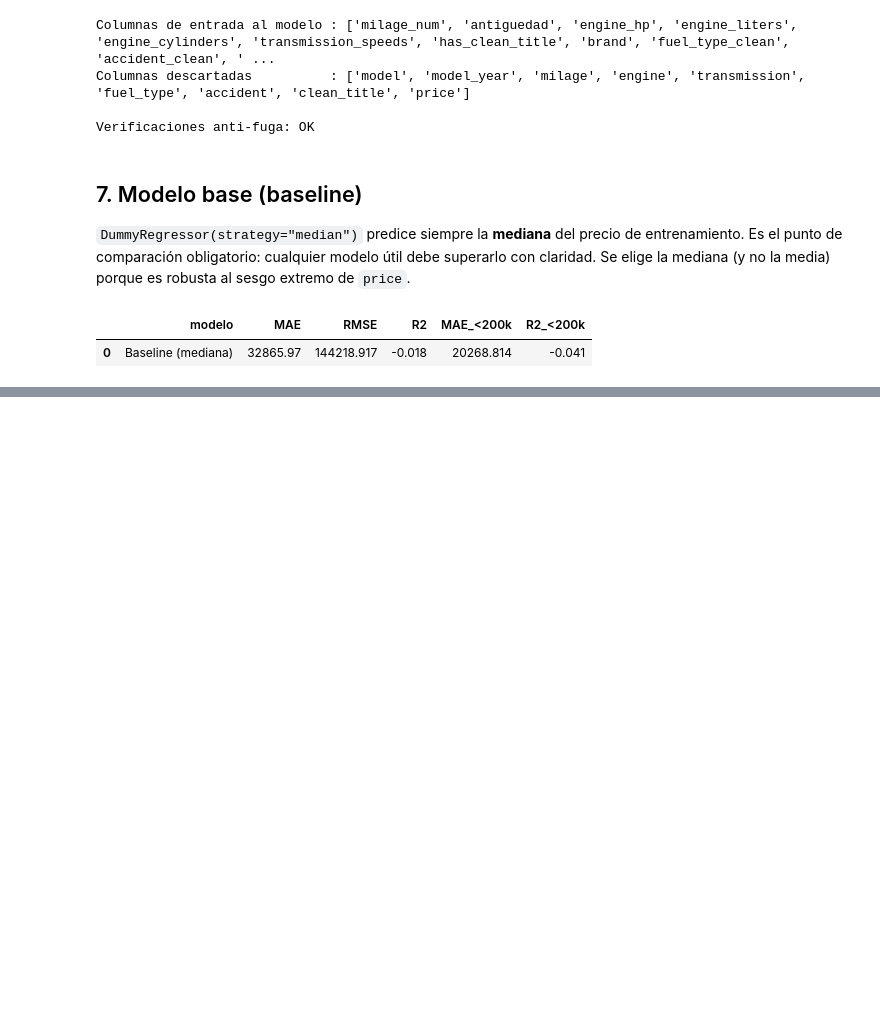
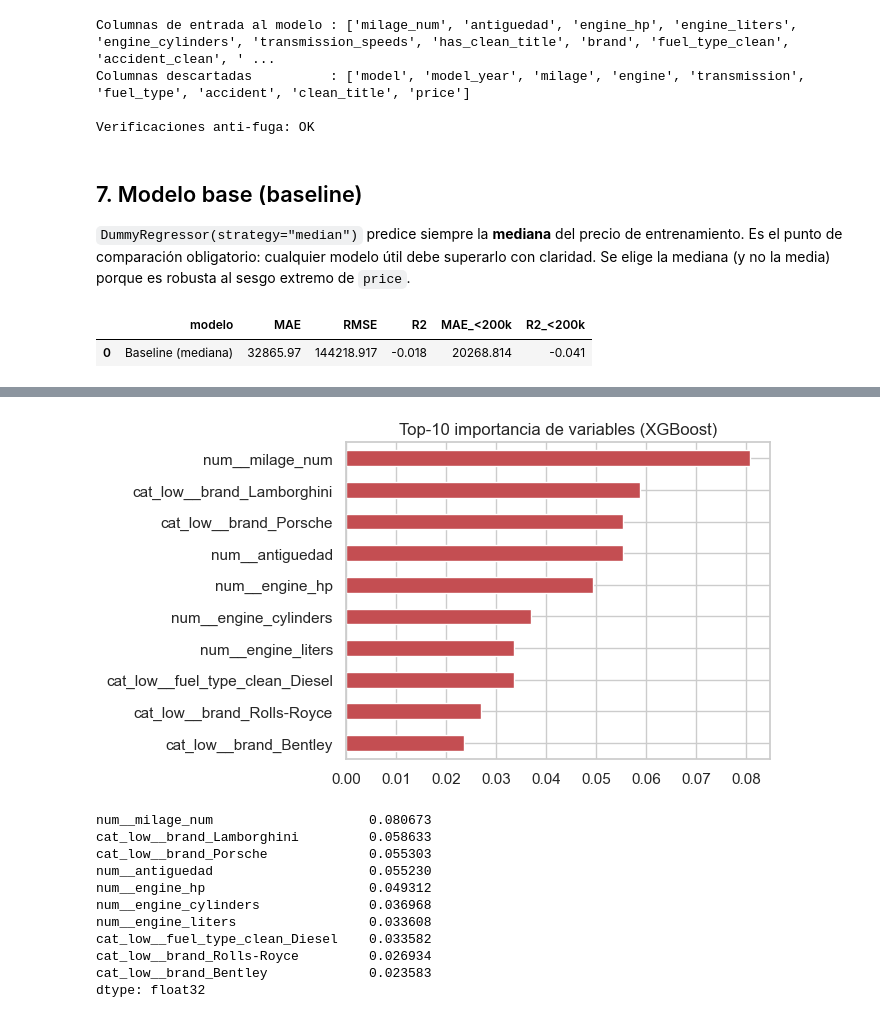
Before and after one commit to Jonathanmg1415/proyecto-modelos-simulacion, a Jupyter notebook: fase-1/notebook.ipynb, the cells around one changed output, grey strips where cells are left out. Cells and saved outputs as stored; diff of their text form; code cells hidden in the pictures; blank space fills up the shorter version.

```diff
--- a/fase-1/notebook.ipynb
+++ b/fase-1/notebook.ipynb
@@ -650,0 +746,26 @@ pd.DataFrame(resultados).round(3)
+# %%
+importancias = pd.Series(
+    modelo_xgb.regressor_.named_steps["reg"].feature_importances_,
+    index=modelo_xgb.regressor_.named_steps["prep"].get_feature_names_out(),
+).sort_values(ascending=False)
+
+fig, ax = plt.subplots(figsize=(7, 4))
+importancias.head(10).iloc[::-1].plot.barh(ax=ax, color="#C44E52")
+ax.set_title("Top-10 importancia de variables (XGBoost)")
+plt.tight_layout()
+plt.show()
+
+importancias.head(10)
+# %% [output]
+[figure, added]
+num__milage_num                    0.080673
+cat_low__brand_Lamborghini         0.058633
+cat_low__brand_Porsche             0.055303
+num__antiguedad                    0.055230
+num__engine_hp                     0.049312
+num__engine_cylinders              0.036968
+num__engine_liters                 0.033608
+cat_low__fuel_type_clean_Diesel    0.033582
+cat_low__brand_Rolls-Royce         0.026934
+cat_low__brand_Bentley             0.023583
+dtype: float32
```
Also changed, not shown: parts of 22 cells of this notebook, 3 other files.
